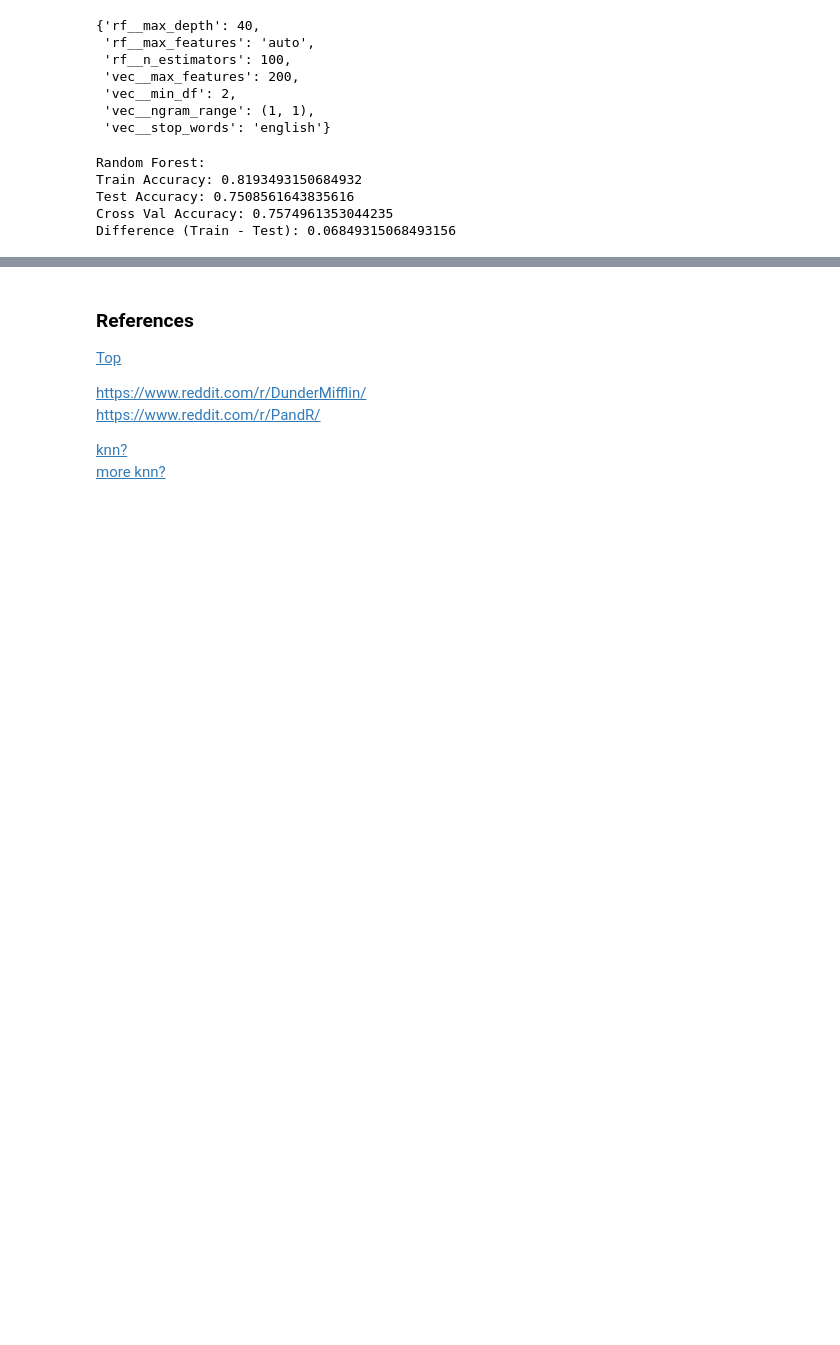
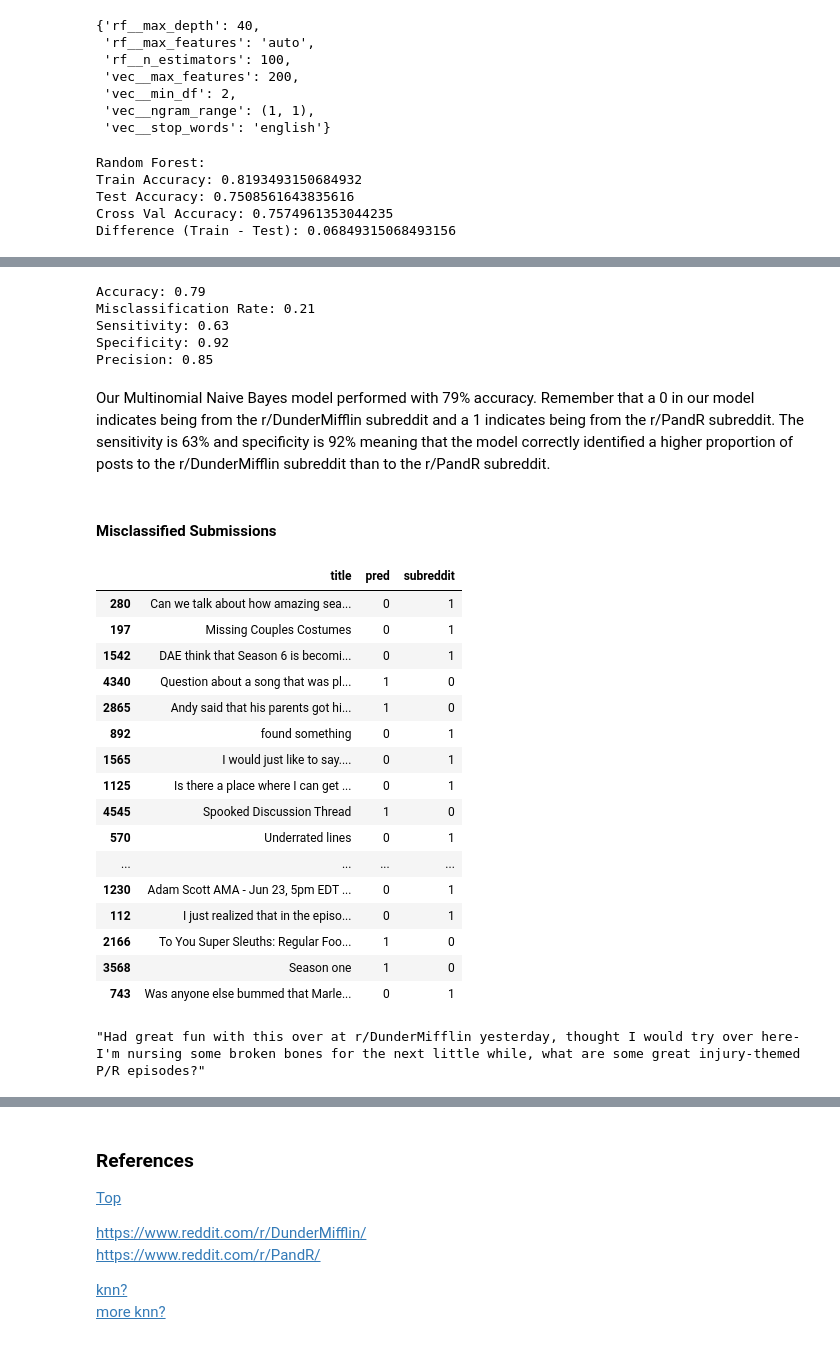
Before and after one commit to dmedellin2/reddit_classification, a Jupyter notebook: code/reddit-classification-models.ipynb, the cells around one changed output, grey strips where cells are left out. Drawn from its saved outputs; the diff is of its cells as text; code cells hidden in the pictures; blank space fills up the shorter version.

```diff
--- a/code/reddit-classification-models.ipynb
+++ b/code/reddit-classification-models.ipynb
@@ -1019,0 +1054,51 @@ Difference (Train - Test): 0.148972602739726
+# %%
+acc = round((tp + tn)/ (tp + tn + fp + fn), 2)
+miss = round(1 - acc, 2)
+sens = round(tp / (tp + fn),2)
+spec = round(tn / (tn + fp),2)
+prec = round(tp / (tp + fp),2)
+print(f'Accuracy: {acc}')
+print(f'Misclassification Rate: {miss}')
+print(f'Sensitivity: {sens}')
+print(f'Specificity: {spec}')
+print(f'Precision: {prec}')
+# %% [output]
+Accuracy: 0.79
+Misclassification Rate: 0.21
+Sensitivity: 0.63
+Specificity: 0.92
+Precision: 0.85
+# %% [markdown]
+Our Multinomial Naive Bayes model performed with 79% accuracy. Remember that a 0 in our model indicates being from the r/DunderMifflin subreddit and a 1 indicates being from the r/PandR subreddit. The sensitivity is 63% and specificity is 92% meaning that the model correctly identified a higher proportion of posts to the r/DunderMifflin subreddit than to the r/PandR subreddit.
+# %% [markdown]
+#### Misclassified Submissions
+# %%
+X_test_df = reddit.iloc[X_test.index] # get index from X_test
+X_test_df = X_test_df.drop(columns = ['selftext','author','num_comments','score','timestamp']) # drop unnecessary rows
+X_test_df.insert(1,'pred',ppreds) # add predictions
+# %%
+# get misclassified posts
+misclass_mnb = X_test_df[X_test_df['pred'] != X_test_df['subreddit']]
+misclass_mnb.head(40)
+# %% [output]
+|  | title | pred | subreddit |
+| 280 | Can we talk about how amazing sea... | 0 | 1 |
+| 197 | Missing Couples Costumes | 0 | 1 |
+| 1542 | DAE think that Season 6 is becomi... | 0 | 1 |
+| 4340 | Question about a song that was pl... | 1 | 0 |
+| 2865 | Andy said that his parents got hi... | 1 | 0 |
+| 892 | found something | 0 | 1 |
+| 1565 | I would just like to say.... | 0 | 1 |
+| 1125 | Is there a place where I can get ... | 0 | 1 |
+| 4545 | Spooked Discussion Thread | 1 | 0 |
+| 570 | Underrated lines | 0 | 1 |
+| ... | ... | ... | ... |
+| 1230 | Adam Scott AMA - Jun 23, 5pm EDT ... | 0 | 1 |
+| 112 | I just realized that in the episo... | 0 | 1 |
+| 2166 | To You Super Sleuths: Regular Foo... | 1 | 0 |
+| 3568 | Season one | 1 | 0 |
+| 743 | Was anyone else bummed that Marle... | 0 | 1 |
+# %%
+misclass_mnb.loc[773, 'title']
+# %% [output]
+"Had great fun with this over at r/DunderMifflin yesterday, thought I would try over here- I'm nursing some broken bones for the next little while, what are some great injury-themed P/R episodes?"
```
Also changed, not shown: parts of 28 cells of this notebook.
